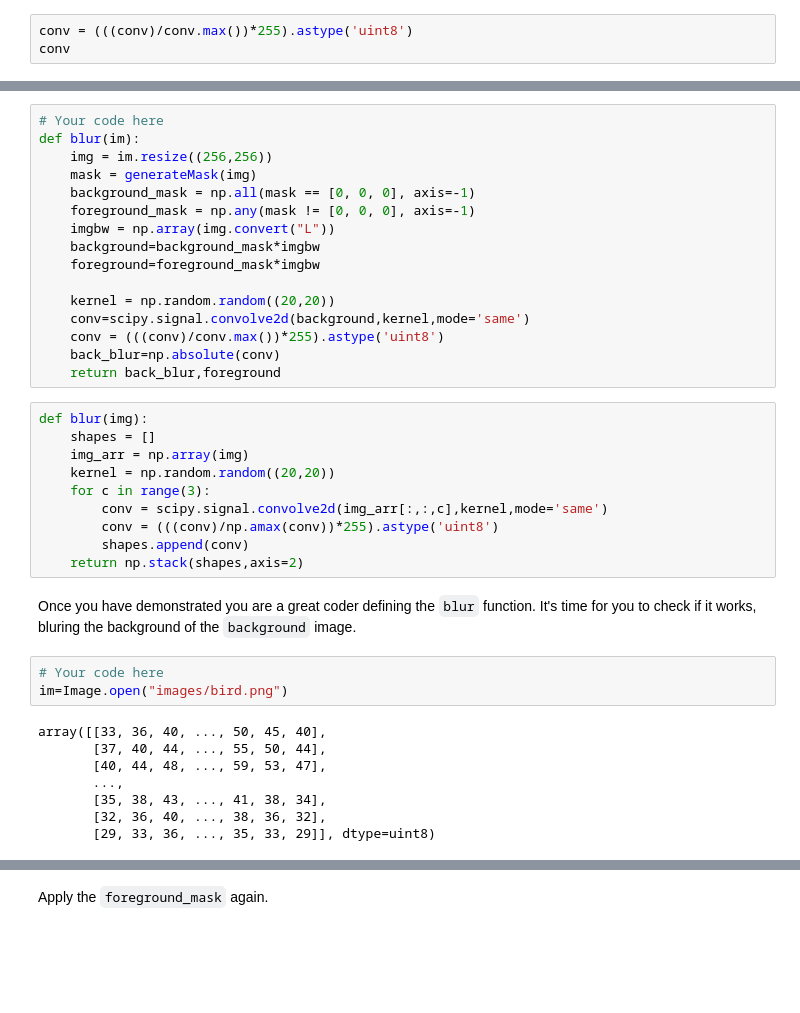
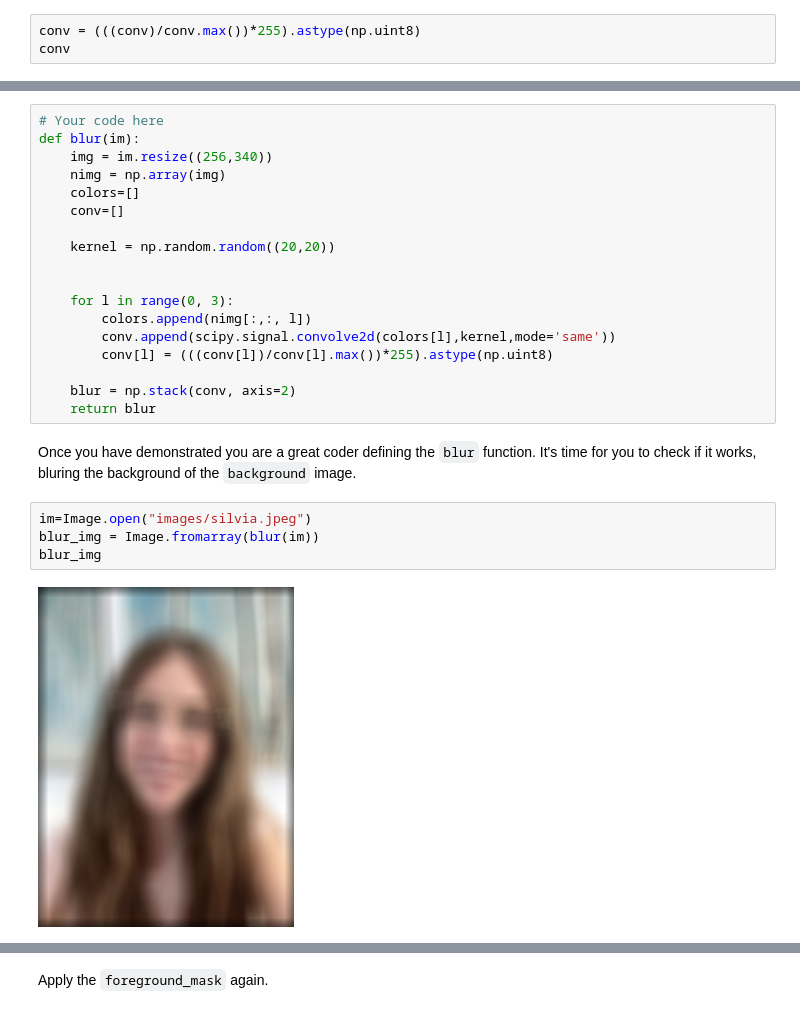
Before and after one commit to silviaherf/lab-image-segmentation, a Jupyter notebook: main.ipynb, the cells around one changed output, grey strips where cells are left out. Drawn from its saved outputs; the diff is of its cells as text; blank space fills up the shorter version.

```diff
--- a/main.ipynb
+++ b/main.ipynb
@@ -154,6 +154,6 @@ Now you must operate with `conv` in order to have their values between 0 and 255
 # Your code here
 conv=scipy.signal.convolve2d(back_np,kernel,mode='same')
 # %%
-conv = (((conv)/conv.max())*255).astype('uint8')
+conv = (((conv)/conv.max())*255).astype(np.uint8)
 conv
 # %% [output]
@@ -197,39 +197,26 @@ Make sure the type of the output is `np.uint8`.
 # %%
 # Your code here
 def blur(im):
-    img = im.resize((256,256))
-    mask = generateMask(img)
-    background_mask = np.all(mask == [0, 0, 0], axis=-1)
-    foreground_mask = np.any(mask != [0, 0, 0], axis=-1)
-    imgbw = np.array(img.convert("L"))
-    background=background_mask*imgbw
-    foreground=foreground_mask*imgbw
+    img = im.resize((256,340))
+    nimg = np.array(img)
+    colors=[]
+    conv=[]
 
     kernel = np.random.random((20,20))
-    conv=scipy.signal.convolve2d(background,kernel,mode='same')
-    conv = (((conv)/conv.max())*255).astype('uint8')
-    back_blur=np.absolute(conv)
-    return back_blur,foreground
+
+
+    for l in range(0, 3):
+        colors.append(nimg[:,:, l])
+        conv.append(scipy.signal.convolve2d(colors[l],kernel,mode='same'))
+        conv[l] = (((conv[l])/conv[l].max())*255).astype(np.uint8)
+
+    blur = np.stack(conv, axis=2)
+    return blur
-# %%
-def blur(img):
-    shapes = []
-    img_arr = np.array(img)
-    kernel = np.random.random((20,20))
-    for c in range(3):
-        conv = scipy.signal.convolve2d(img_arr[:,:,c],kernel,mode='same')
-        conv = (((conv)/np.amax(conv))*255).astype('uint8')
-        shapes.append(conv)
-    return np.stack(shapes,axis=2)
 # %% [markdown]
 Once you have demonstrated you are a great coder defining the `blur` function. It's time for you to check if it works, bluring the background of the `background` image.
-# %%
-# Your code here
-im=Image.open("images/bird.png")
-# %% [output]
-array([[33, 36, 40, ..., 50, 45, 40],
-       [37, 40, 44, ..., 55, 50, 44],
-       [40, 44, 48, ..., 59, 53, 47],
-       ...,
-       [35, 38, 43, ..., 41, 38, 34],
-       [32, 36, 40, ..., 38, 36, 32],
-       [29, 33, 36, ..., 35, 33, 29]], dtype=uint8)
+# %%
+im=Image.open("images/silvia.jpeg")
+blur_img = Image.fromarray(blur(im))
+blur_img
+# %% [output]
+[figure, added]
```
Also changed, not shown: parts of 10 cells of this notebook.
